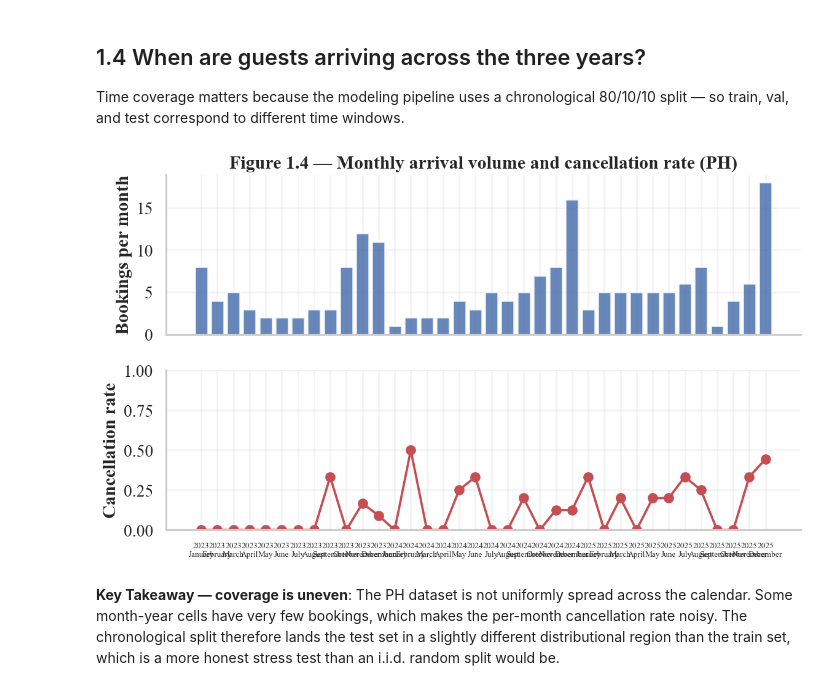
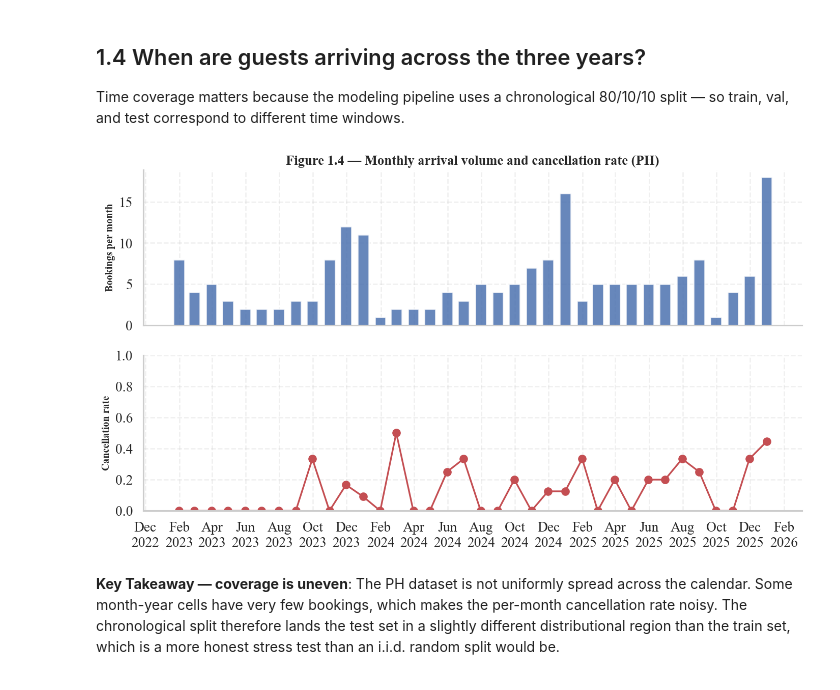
Before and after one commit to Dirkiee09/hotel-cancellation-prediction, a Jupyter notebook: notebooks/ph/01_eda.ipynb, the cells around one changed output. Cells and saved outputs as stored; diff of their text form; code cells hidden in the pictures.

```diff
--- a/notebooks/ph/01_eda.ipynb
+++ b/notebooks/ph/01_eda.ipynb
@@ -150,43 +150,83 @@ rather than just an accuracy number.
 Time coverage matters because the modeling pipeline uses a chronological
 80/10/10 split — so train, val, and test correspond to different time windows.
 # %%
-monthly = (
-    df.assign(year_month=df.arrival_date_year.astype(str) + '-' +
-              df.arrival_date_month.astype(str).str.zfill(2))
-      .groupby('year_month').size().sort_index()
-)
-monthly_cancel = (
-    df.assign(year_month=df.arrival_date_year.astype(str) + '-' +
-              df.arrival_date_month.astype(str).str.zfill(2))
-      .groupby('year_month')[PH_TARGET_COL].mean().sort_index()
+import pandas as pd
+import matplotlib.pyplot as plt
+import matplotlib.dates as mdates
+
+# Create proper datetime column
+df['date'] = pd.to_datetime(
+    df['arrival_date_year'].astype(str) + '-' +
+    df['arrival_date_month'].astype(str),
+    format='%Y-%B'
 )
 
-# Map textual month names → numbers for sorting
-month_order = {m: i for i, m in enumerate([
-    'January','February','March','April','May','June',
-    'July','August','September','October','November','December'
-], start=1)}
-def _key(s):
-    y, m = s.split('-')
-    return int(y) * 100 + month_order.get(m, int(m) if m.isdigit() else 0)
-ordered_idx = sorted(monthly.index, key=_key)
-monthly = monthly.reindex(ordered_idx)
-monthly_cancel = monthly_cancel.reindex(ordered_idx)
+# Monthly booking volume
+monthly = (
+    df.groupby(pd.Grouper(key='date', freq='M'))
+      .size()
+)
 
-fig, axes = plt.subplots(2, 1, figsize=(10, 6), sharex=True)
-axes[0].bar(range(len(monthly)), monthly.values, color='#4c72b0', alpha=0.85)
-axes[0].set_ylabel('Bookings per month')
-axes[0].set_title('Figure 1.4 — Monthly arrival volume and cancellation rate (PH)')
-axes[1].plot(range(len(monthly_cancel)), monthly_cancel.values, marker='o', color='#c44e52')
-axes[1].set_ylabel('Cancellation rate')
-axes[1].set_xticks(range(len(monthly)))
-axes[1].set_xticklabels([s.replace('-', '\n') for s in monthly.index], rotation=0, fontsize=8)
+# Monthly cancellation rate
+monthly_cancel = (
+    df.groupby(pd.Grouper(key='date', freq='M'))[PH_TARGET_COL]
+      .mean()
+)
+
+# Plot
+fig, axes = plt.subplots(
+    2, 1,
+    figsize=(12, 7),
+    sharex=True
+)
+
+# --- Top chart ---
+axes[0].bar(
+    monthly.index,
+    monthly.values,
+    width=20,
+    color='#4c72b0',
+    alpha=0.85
+)
+
+axes[0].set_ylabel('Bookings per month', fontsize=12)
+axes[0].set_title(
+    'Figure 1.4 — Monthly arrival volume and cancellation rate (PH)',
+    fontsize=16,
+    fontweight='bold'
+)
+
+# --- Bottom chart ---
+axes[1].plot(
+    monthly_cancel.index,
+    monthly_cancel.values,
+    marker='o',
+    linewidth=2,
+    color='#c44e52'
+)
+
+axes[1].set_ylabel('Cancellation rate', fontsize=12)
 axes[1].set_ylim(0, 1)
+
+# Better date formatting
+locator = mdates.MonthLocator(interval=2)   # show every 2 months
+formatter = mdates.DateFormatter('%b\n%Y')
+
+axes[1].xaxis.set_major_locator(locator)
+axes[1].xaxis.set_major_formatter(formatter)
+
+# Grid styling
+for ax in axes:
+    ax.grid(True, linestyle='--', alpha=0.3)
+    ax.spines[['top', 'right']].set_visible(False)
+
 fig.tight_layout()
+
 save_thesis_figure(fig, '1.4', 'ph_monthly_trend', FIG_DIR)
+
 plt.show()
 # %% [output]
-[figure, old version]
+[figure, new version]
 # %% [markdown]
 **Key Takeaway — coverage is uneven**: The PH dataset is not uniformly spread across the calendar. Some month-year cells have very few bookings, which makes the per-month cancellation rate noisy. The chronological split therefore lands the test set in a slightly different distributional region than the train set, which is a more honest stress test than an i.i.d. random split would be.
 # %% [markdown]
```
Also changed, not shown: parts of 3 cells of this notebook, 21 other files.
